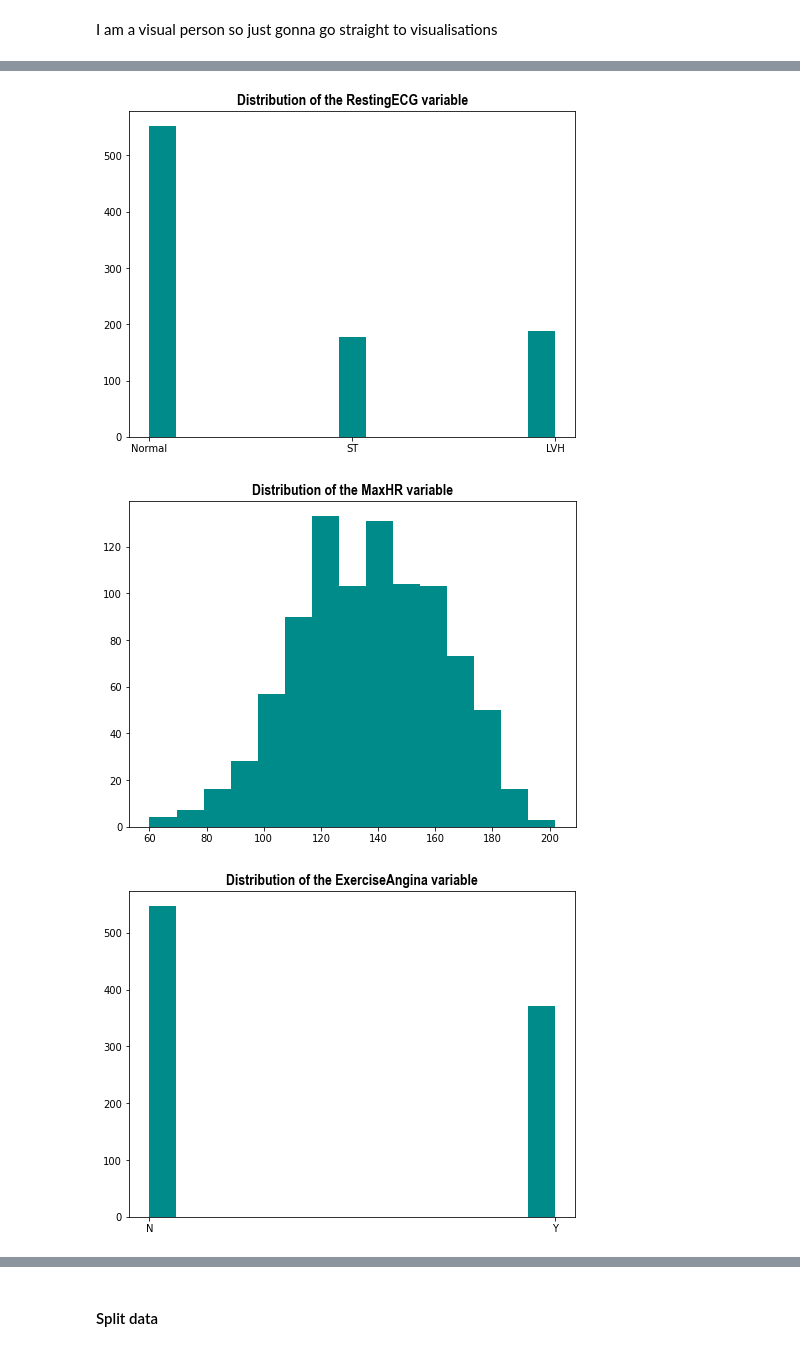
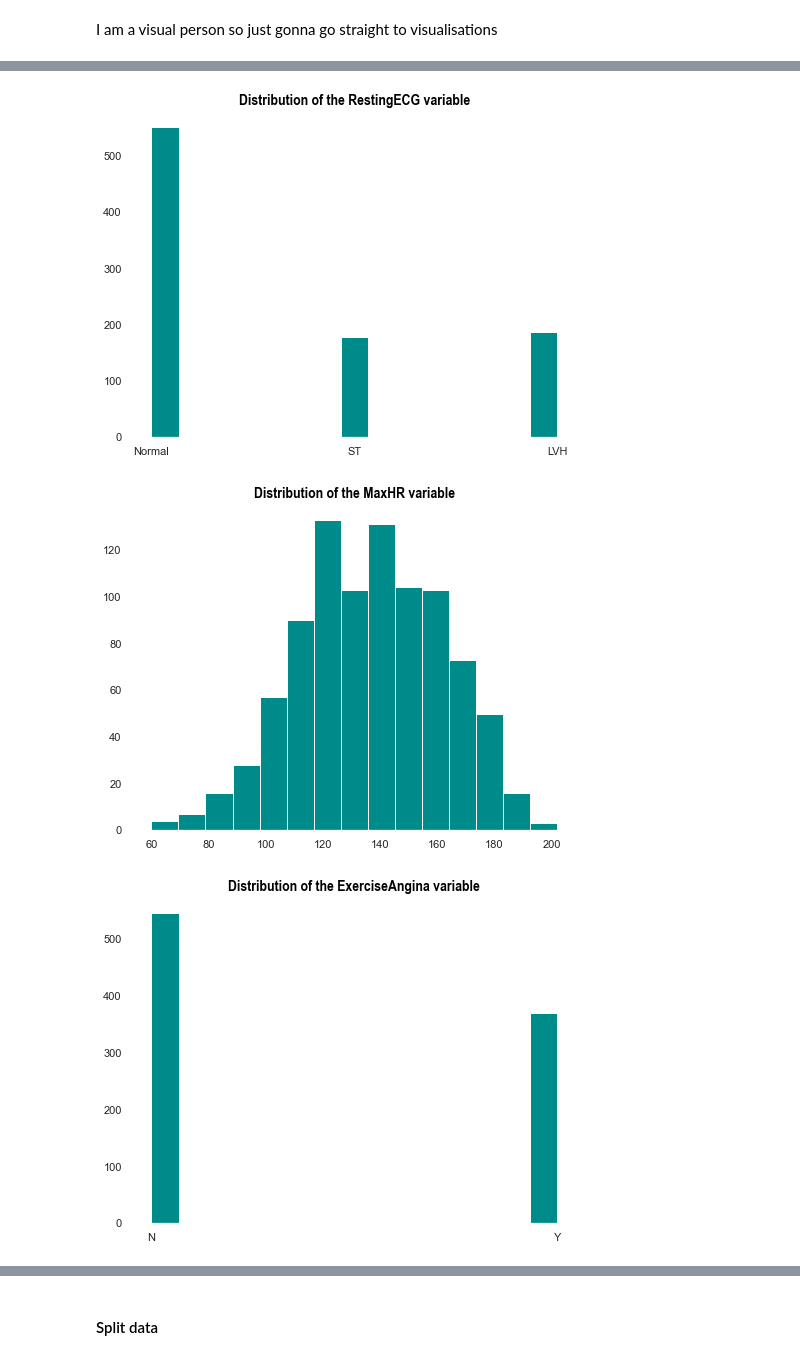
Before and after one commit to paulynamagana/heart_failure_predict, a Jupyter notebook: heart_failure_prediction.ipynb, the cells around one changed output, grey strips where cells are left out. Saved outputs shown, nothing was run; the diff lists cells and outputs as text; code cells hidden in the pictures.

```diff
--- a/heart_failure_prediction.ipynb
+++ b/heart_failure_prediction.ipynb
@@ -82,6 +82,7 @@ for feature in df.columns:
 #background
     f, ax = plt.subplots(figsize=(8,6))
     ax.set_facecolor('white')
+    ax.spines[["top", "right", "left"]].set_visible(False)
 #text
     plt.title('Distribution of the {} variable'.format(feature) ,{'font':'Arial Narrow', 'weight':'bold','color': 'black', 'size':15})
 #Distribution of age variable
@@ -97,3 +98,3 @@ for feature in df.columns:
-[figure, old version]
+[figure, new version]
-[figure, old version]
+[figure, new version]
-[figure, old version]
+[figure, new version]
```
Also changed, not shown: parts of 29 cells of this notebook, 1 other file.
